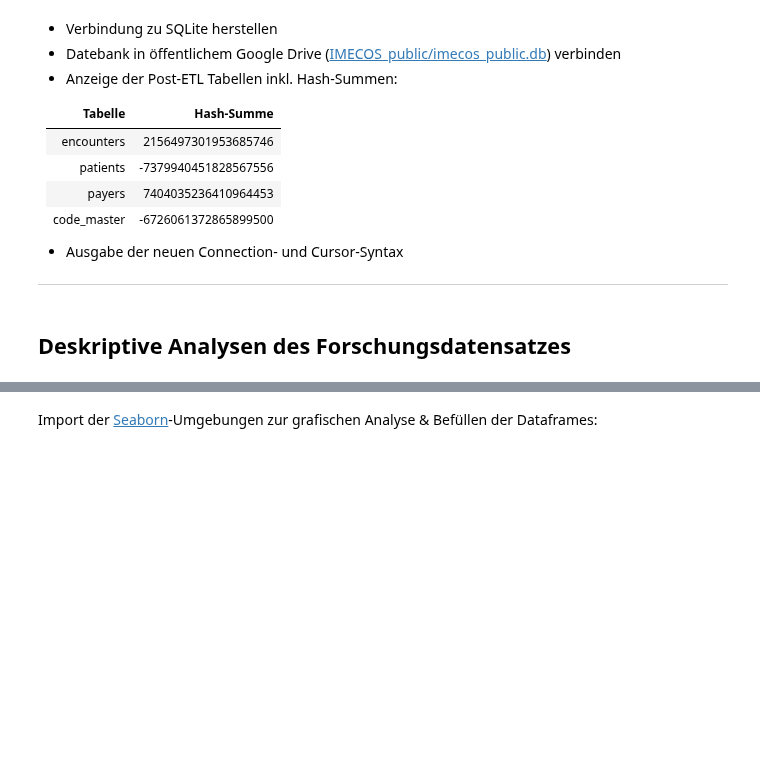
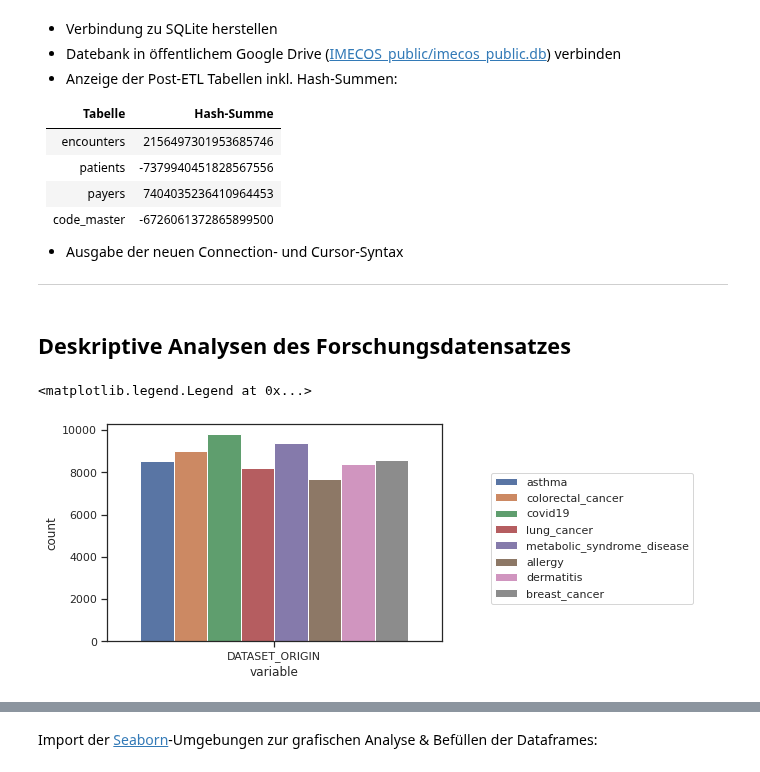
Before and after one commit to Fuenfgeld/ATeamDatenmanagementUndArchivierung, a Jupyter notebook: IMECOS_master.ipynb, the cells around one changed output, grey strips where cells are left out. Drawn from its saved outputs; the diff is of its cells as text; code cells hidden in the pictures; blank space fills up the shorter version.

```diff
--- a/IMECOS_master.ipynb
+++ b/IMECOS_master.ipynb
@@ -119,3 +133,10 @@ code_master | -6726061372865899500
 ---
 # %% [markdown]
 ## Deskriptive Analysen des Forschungsdatensatzes
+# %%
+# distribution DATASET_ORIGIN
+sns.countplot(x="variable", hue= "value", data=pd.melt(encounters.groupby('Id').agg(np.unique)[['DATASET_ORIGIN']]))
+plt.legend(loc='upper center', bbox_to_anchor=(1.45, 0.8), ncol=1)
+# %% [output]
+<matplotlib.legend.Legend at 0x...>
+[figure, added]
```
Also changed, not shown: parts of 21 cells of this notebook.
